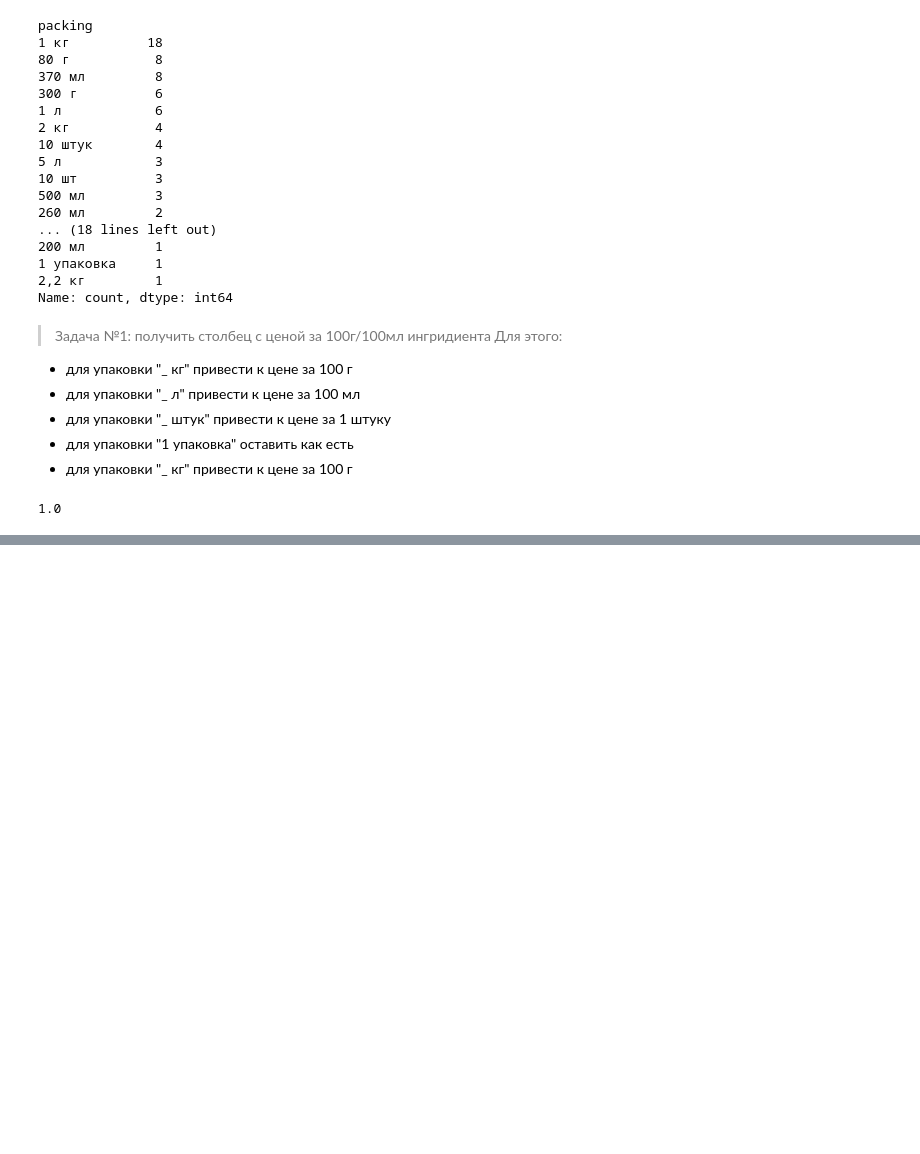
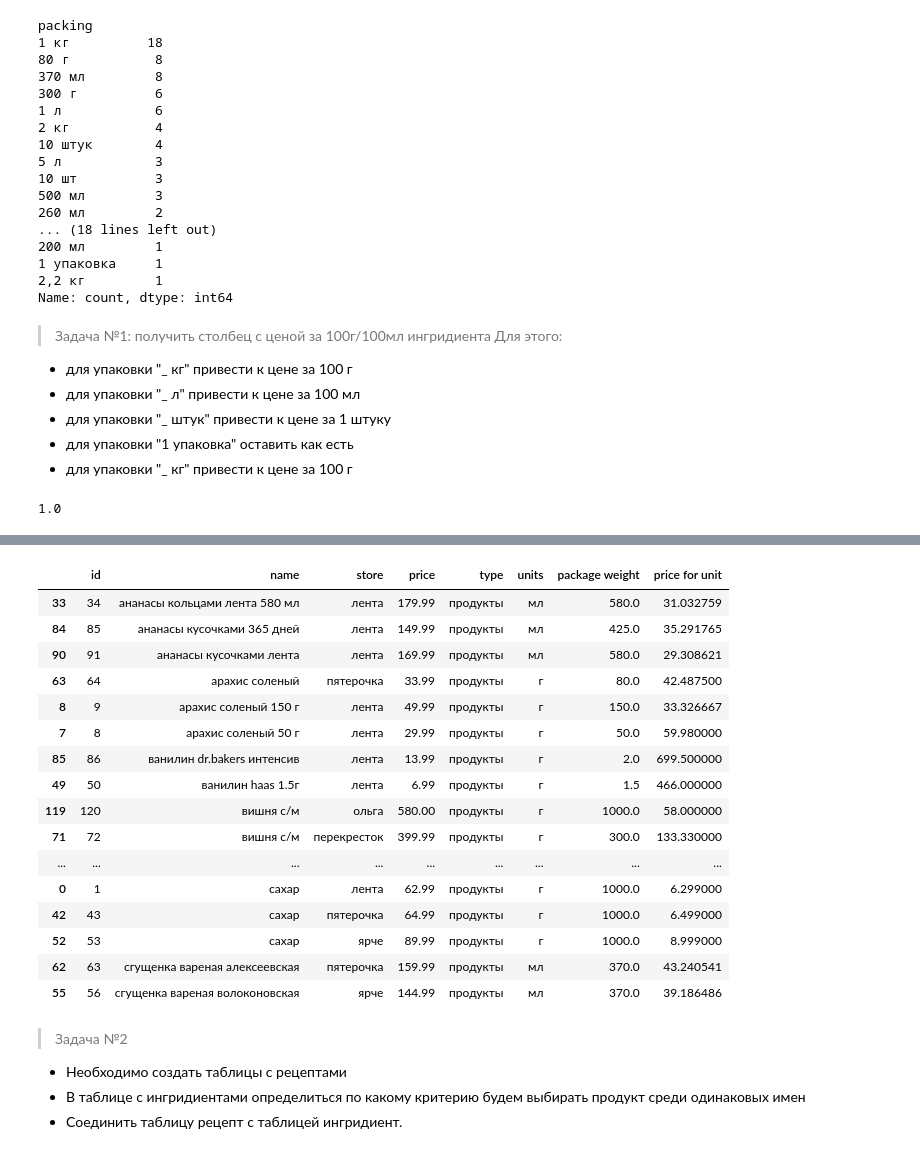
Before and after one commit to vavilove001-lab/project_cakes_cust, a Jupyter notebook: project_cakes_cust.ipynb, the cells around one changed output, grey strips where cells are left out. Cells and saved outputs as stored; diff of their text form; code cells hidden in the pictures; blank space fills up the shorter version.

```diff
--- a/project_cakes_cust.ipynb
+++ b/project_cakes_cust.ipynb
@@ -104,0 +89,3 @@ data
+# %%
+data['price for unit'] = 0
+data.head(3)
@@ -105,3 +97,3 @@ data
 # %%
-mask1 = (data['Units of measurement'] == 'шт') | (data['Units of measurement'] == 'уп')
-mask2 = (data['Units of measurement'] == 'г') | (data['Units of measurement'] == 'мл')
+mask1 = (data['units'] == 'шт') | (data['units'] == 'уп')
+mask2 = (data['units'] == 'г') | (data['units'] == 'мл')
@@ -145,0 +100,5 @@ See the caveats in the documentation: https://pandas.pydata.org/pandas-docs/stab
+# %%
+data.loc[mask1,'price for unit'] = data.loc[mask1, 'price'] / data.loc[mask1,'package weight']
+data.loc[mask2,'price for unit'] = (100 / data.loc[mask2, 'package weight']) * data.loc[mask2,'price']
+# %%
+data = data.drop('packing', axis = 1)
@@ -145,0 +121,26 @@ See the caveats in the documentation: https://pandas.pydata.org/pandas-docs/stab
+# %%
+# Покажи все предложения по сахару и магазину по убыванию цены
+data[data['type'] == 'продукты'].sort_values(by=['name','price for unit']).head(50)
+# %% [output]
+|  | id | name | store | price | type | units | package weight | price for unit |
+| 33 | 34 | ананасы кольцами лента 580 мл | лента | 179.99 | продукты | мл | 580.0 | 31.032759 |
+| 84 | 85 | ананасы кусочками 365 дней | лента | 149.99 | продукты | мл | 425.0 | 35.291765 |
+| 90 | 91 | ананасы кусочками лента | лента | 169.99 | продукты | мл | 580.0 | 29.308621 |
+| 63 | 64 | арахис соленый | пятерочка | 33.99 | продукты | г | 80.0 | 42.487500 |
+| 8 | 9 | арахис соленый 150 г | лента | 49.99 | продукты | г | 150.0 | 33.326667 |
+| 7 | 8 | арахис соленый 50 г | лента | 29.99 | продукты | г | 50.0 | 59.980000 |
+| 85 | 86 | ванилин dr.bakers интенсив | лента | 13.99 | продукты | г | 2.0 | 699.500000 |
+| 49 | 50 | ванилин haas 1.5г | лента | 6.99 | продукты | г | 1.5 | 466.000000 |
+| 119 | 120 | вишня с/м | ольга | 580.00 | продукты | г | 1000.0 | 58.000000 |
+| 71 | 72 | вишня с/м | перекресток | 399.99 | продукты | г | 300.0 | 133.330000 |
+| ... | ... | ... | ... | ... | ... | ... | ... | ... |
+| 0 | 1 | сахар | лента | 62.99 | продукты | г | 1000.0 | 6.299000 |
+| 42 | 43 | сахар | пятерочка | 64.99 | продукты | г | 1000.0 | 6.499000 |
+| 52 | 53 | сахар | ярче | 89.99 | продукты | г | 1000.0 | 8.999000 |
+| 62 | 63 | сгущенка вареная алексеевская | пятерочка | 159.99 | продукты | мл | 370.0 | 43.240541 |
+| 55 | 56 | сгущенка вареная волоконовская | ярче | 144.99 | продукты | мл | 370.0 | 39.186486 |
+# %% [markdown]
+>Задача №2
+* Необходимо создать таблицы с рецептами
+* В таблице с ингридиентами определиться по какому критерию будем выбирать продукт среди одинаковых имен
+* Соединить таблицу рецепт с таблицей ингридиент.
```
Also changed, not shown: parts of 8 cells of this notebook, 2 other files.
